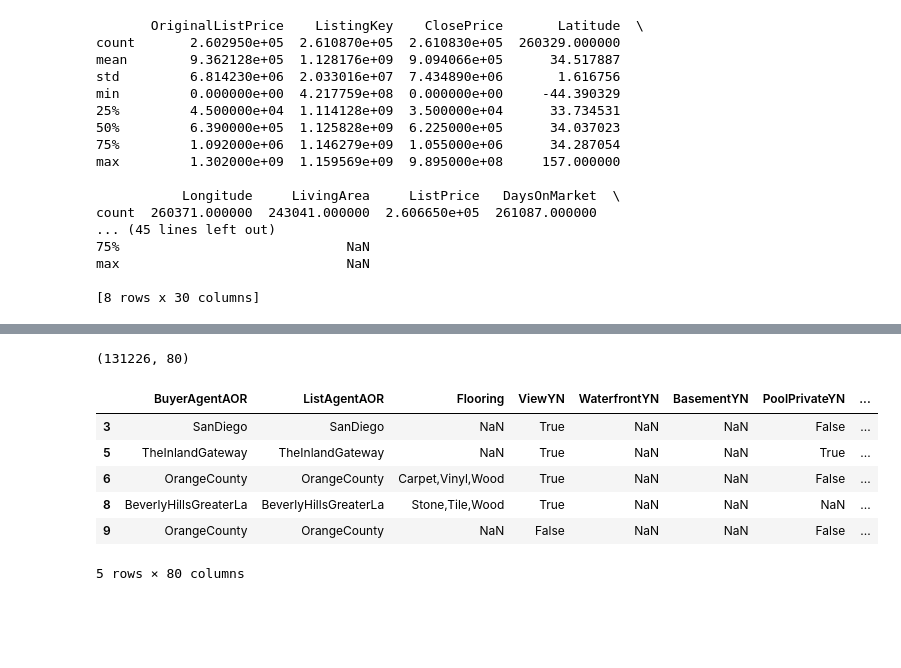
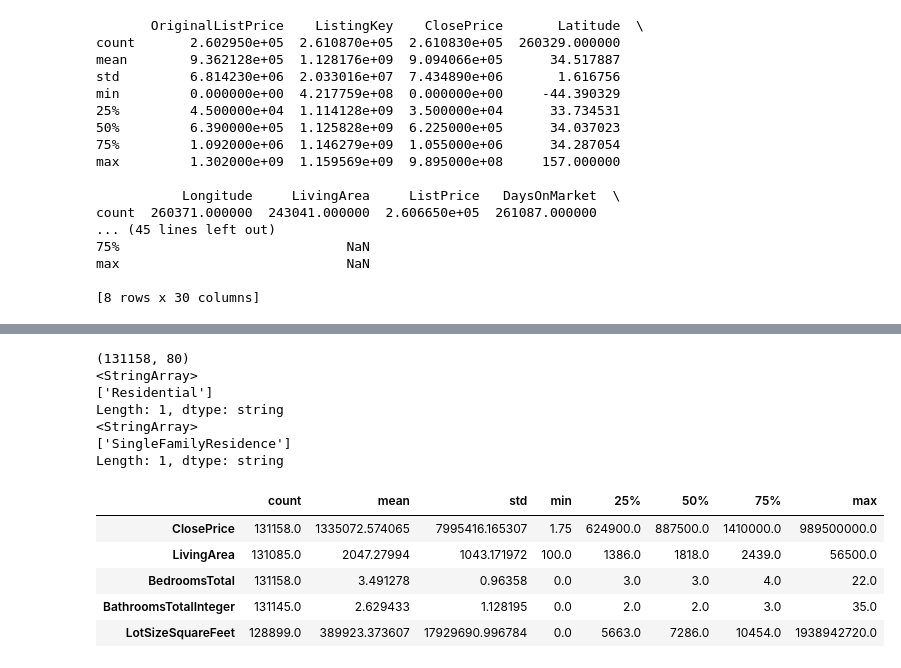
Before and after one commit to watafij1/IDX-Exchange-Data-Science, a Jupyter notebook: notebooks/01_exploration.ipynb, the cells around one changed output, grey strips where cells are left out. Cells and saved outputs as stored; diff of their text form; code cells hidden in the pictures; blank space fills up the shorter version.

```diff
--- a/notebooks/01_exploration.ipynb
+++ b/notebooks/01_exploration.ipynb
@@ -70,13 +160,14 @@ filtered_df = df[
 ].copy()
 # %%
-display(filtered_df.shape)
-display(filtered_df.head())
+# Check to see if our filter worked
+print(filtered_df.shape)
+print(filtered_df["PropertyType"].unique())
+print(filtered_df["PropertySubType"].unique())
 # %% [output]
-(131226, 80)
+(131158, 80)
+<StringArray>
+['Residential']
+Length: 1, dtype: string
+<StringArray>
+['SingleFamilyResidence']
+Length: 1, dtype: string
-|  | BuyerAgentAOR | ListAgentAOR | Flooring | ViewYN | WaterfrontYN | BasementYN | PoolPrivateYN | ... |
-| 3 | SanDiego | SanDiego | NaN | True | NaN | NaN | False | ... |
-| 5 | TheInlandGateway | TheInlandGateway | NaN | True | NaN | NaN | True | ... |
-| 6 | OrangeCounty | OrangeCounty | Carpet,Vinyl,Wood | True | NaN | NaN | False | ... |
-| 8 | BeverlyHillsGreaterLa | BeverlyHillsGreaterLa | Stone,Tile,Wood | True | NaN | NaN | NaN | ... |
-| 9 | OrangeCounty | OrangeCounty | NaN | False | NaN | NaN | False | ... |
-5 rows × 80 columns
@@ -82,0 +185,12 @@ display(filtered_df.head())
+# %%
+# It seems that the mean for close price is a lot higher than the median,
+# which could indicate that this is a right skewed distribution
+
+eda_df.describe().T
+# %% [output]
+|  | count | mean | std | min | 25% | 50% | 75% | max |
+| ClosePrice | 131158.0 | 1335072.574065 | 7995416.165307 | 1.75 | 624900.0 | 887500.0 | 1410000.0 | 989500000.0 |
+| LivingArea | 131085.0 | 2047.27994 | 1043.171972 | 100.0 | 1386.0 | 1818.0 | 2439.0 | 56500.0 |
+| BedroomsTotal | 131158.0 | 3.491278 | 0.96358 | 0.0 | 3.0 | 3.0 | 4.0 | 22.0 |
+| BathroomsTotalInteger | 131145.0 | 2.629433 | 1.128195 | 0.0 | 2.0 | 2.0 | 3.0 | 35.0 |
+| LotSizeSquareFeet | 128899.0 | 389923.373607 | 17929690.996784 | 0.0 | 5663.0 | 7286.0 | 10454.0 | 1938942720.0 |
```
Also changed, not shown: parts of 19 cells of this notebook.
